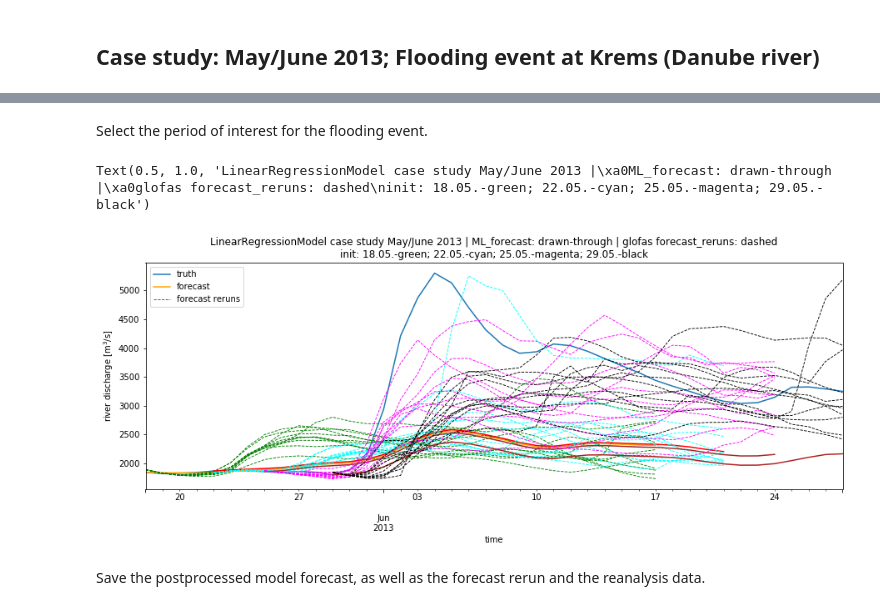
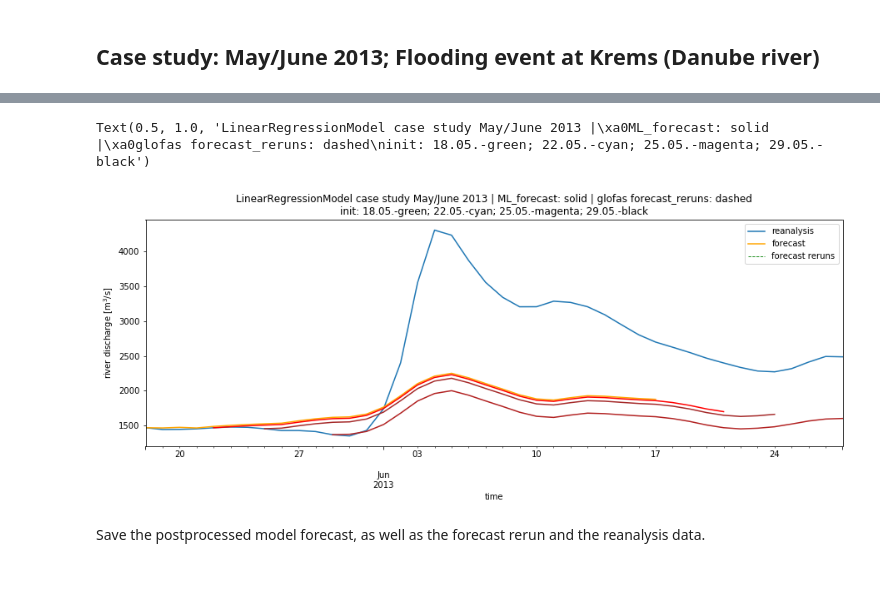
Before and after one commit to ECMWFCode4Earth/ml_flood, a Jupyter notebook: notebooks/3_model_tests/3.02_LinearRegression.ipynb, the cells around one changed output, grey strips where cells are left out. Cells and saved outputs as stored; diff of their text form; code cells hidden in the pictures; blank space fills up the shorter version.

```diff
--- a/notebooks/3_model_tests/3.02_LinearRegression.ipynb
+++ b/notebooks/3_model_tests/3.02_LinearRegression.ipynb
@@ -84,9 +84,9 @@ Next, we split the dataset into three parts for
 - validation (for tuning hyperparameters) and
 - testing (for the model comparison).
 # %%
-period_train = dict(time=slice(None, '1990'))
-period_valid = dict(time=slice('1991', '1993'))
-period_test = dict(time=slice('1994', '1995'))
+period_train = dict(time=slice(None, '2005'))
+period_valid = dict(time=slice('2006', '2011'))
+period_test = dict(time=slice('2012', '2016'))
 # %%
 X_train, y_train = X_base.loc[period_train], y_base.loc[period_train]
 X_valid, y_valid = X_base.loc[period_valid], y_base.loc[period_valid]
@@ -191,7 +191,7 @@ Coordinates:
 def generate_prediction_array(y_pred, y_truth, forecast_range=14):
     """Convenience function to generate a [number of forecasts, forecast range] shaped xr.DataArray from the one
     dimensional xr.DataArray input prediction and converts the predicted discharge change into absolute values,
-    starting from t=t0 with the truth/reanalysis value for each forecast.
+    starting from t=t0 with the reanalysis value for each forecast.
 
     Parameters
     ----------
@@ -207,7 +207,7 @@ def generate_prediction_array(y_pred, y_truth, forecast_range=14):
     time_new = y_pred.time[:full_forecast_len].copy()
     time_new_data = time_new.values.reshape([num_forecasts, (forecast_range+1)])
     pred_multif_data = new_pred.values.reshape([num_forecasts, (forecast_range+1)])
-    # set init to truth value
+    # set init to reanalysis value
     pred_multif_data[:,0] = y_truth.where(new_pred)[0::(forecast_range+1)].values
     # cumulative sum to accumulate the forecasted change
     pred_multif_data_fin = np.cumsum(pred_multif_data, axis=1)
@@ -341,19 +307,18 @@ Pipeline(memory=None,
-# %% [markdown]
-Select the period of interest for the flooding event.
 # %%
-def multi_forecast_case_study(pipe_case):
+def multi_forecast_case_study(pipe_case, x, y):
     """
     Convenienve function for predicting discharge via the pre-trained input pipe. Loads glofas forecast_rerun
     data from a in-function set path, used to evaluate the model predictions.
-    Outputs are 3 xr.DataArrays: One for the model forecast, one for the forecast reruns, one for the truth/reanalysis.
+    Outputs are 3 xr.DataArrays: One for the model forecast, one for the forecast reruns, one for the reanalysis.
 
     Parameters
     ----------
-        pipe_case : trainer ML pipe ready for prediction
+        pipe_case : trained ML pipe ready for prediction
+        x         : xr.DataArray
+        y         : xr.DataArray
     """
-    features_2013 = xr.open_dataset('../../data/features_xy_2013.nc')
-    y_2013 = features_2013['dis']
-    X_2013 = features_2013.drop(['dis', 'dis_diff']).to_array(dim='features').T
+    y_2013 = y
+    X_2013 = x
 
     multif_list = []
     multifrerun_list = []
@@ -376,7 +341,6 @@ def multi_forecast_case_study(pipe_case):
             fr_dir = '2013052900'
 
         X_case = X_2013.sel(time=slice(date_init, date_end)).copy()
-        X_case = X_case.drop(dim='features', labels='lsp-56-180')
         y_case = y_2013.sel(time=slice(date_init, date_end)).copy()
 
         # prediction start from every nth day
@@ -393,8 +357,8 @@ def multi_forecast_case_study(pipe_case):
         # add glofas forecast rerun data
         # glofas forecast rerun data
         frerun = xr.open_mfdataset(f'../../data/glofas-freruns/{fr_dir}/glof*', combine='by_coords')
-        poi = dict(lat=48.35, lon=15.65)
-        fr = frerun['dis'].sel(lon=slice(15, 16), lat=slice(49, 48)).compute()
+        poi = dict(lat=48.35, lon=13.95)
+        fr = frerun['dis'].sel(lon=slice(13, 14), lat=slice(49, 48)).compute()
         fr = fr.where(~np.isnan(fr), 0).interp(poi).drop(labels=['lat', 'lon']).squeeze()
         multifrerun_list.append(fr)
 
@@ -427,25 +391,25 @@ def multi_forecast_case_study(pipe_case):
     X_multifr_fin.name='forecast rerun'
     return X_multif_fin, X_multifr_fin, y_case_fin
 # %%
-X_multif_fin, X_multifr_fin, y_case_fin = multi_forecast_case_study(pipe_2013)
+X_multif_fin, X_multifr_fin, y_case_fin = multi_forecast_case_study(pipe, X_test, y)
 # %%
 fig, ax = plt.subplots(figsize=(15, 5))
 color_scheme = [['orange', 'r', 'brown', 'firebrick'],
                ['g', 'cyan', 'magenta', 'k']]
 
-y_case_fin.to_pandas().plot(ax=ax, label='truth')
+y_case_fin.to_pandas().plot(ax=ax, label='reanalysis')
 run = 0
 for i in X_multifr_fin.num_of_forecast:
     X_multif_fin.sel(num_of_forecast=i).to_pandas().T.plot(ax=ax, label='forecast', color=color_scheme[0][run])
     X_multifr_fin.sel(num_of_forecast=i).to_pandas().T.plot(ax=ax, label='frerun', linewidth=0.9,
                                                             linestyle='--', color=color_scheme[1][run])
     run += 1
 ax.set_ylabel('river discharge [m$^3$/s]')
-plt.legend(['truth', 'forecast', 'forecast reruns'])
-plt.title('LinearRegressionModel case study May/June 2013 | ML_forecast: drawn-through | glofas forecast_reruns: dashed\ninit: 18.05.-green; 22.05.-cyan; 25.05.-magenta; 29.05.-black')
+plt.legend(['reanalysis', 'forecast', 'forecast reruns'])
+plt.title('LinearRegressionModel case study May/June 2013 | ML_forecast: solid | glofas forecast_reruns: dashed\ninit: 18.05.-green; 22.05.-cyan; 25.05.-magenta; 29.05.-black')
 # %% [output]
-Text(0.5, 1.0, 'LinearRegressionModel case study May/June 2013 |\xa0ML_forecast: drawn-through |\xa0glofas forecast_reruns: dashed\ninit: 18.05.-green; 22.05.-cyan; 25.05.-magenta; 29.05.-black')
+Text(0.5, 1.0, 'LinearRegressionModel case study May/June 2013 |\xa0ML_forecast: solid |\xa0glofas forecast_reruns: dashed\ninit: 18.05.-green; 22.05.-cyan; 25.05.-magenta; 29.05.-black')
-[figure, old version]
+[figure, new version]
 # %% [markdown]
 Save the postprocessed model forecast, as well as the forecast rerun and the reanalysis data.
 # %%
```
Also changed, not shown: parts of 12 cells of this notebook, 11 other files.
